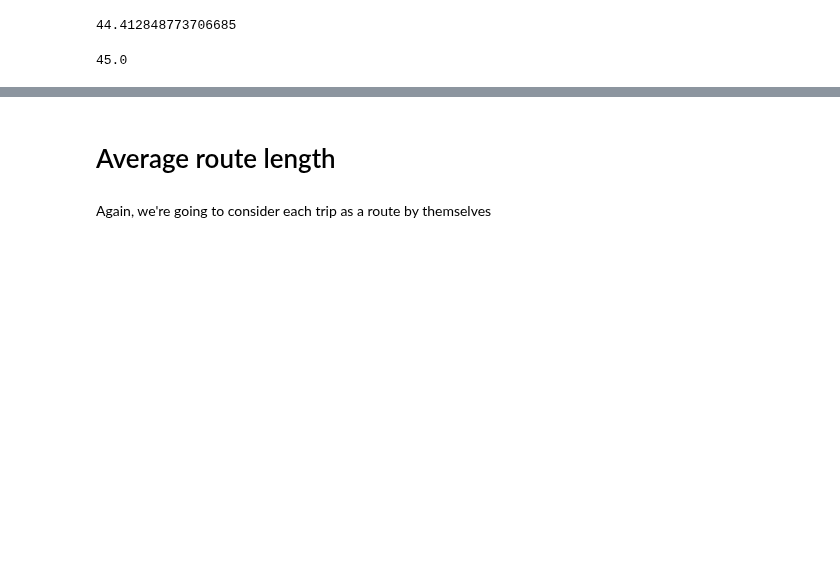
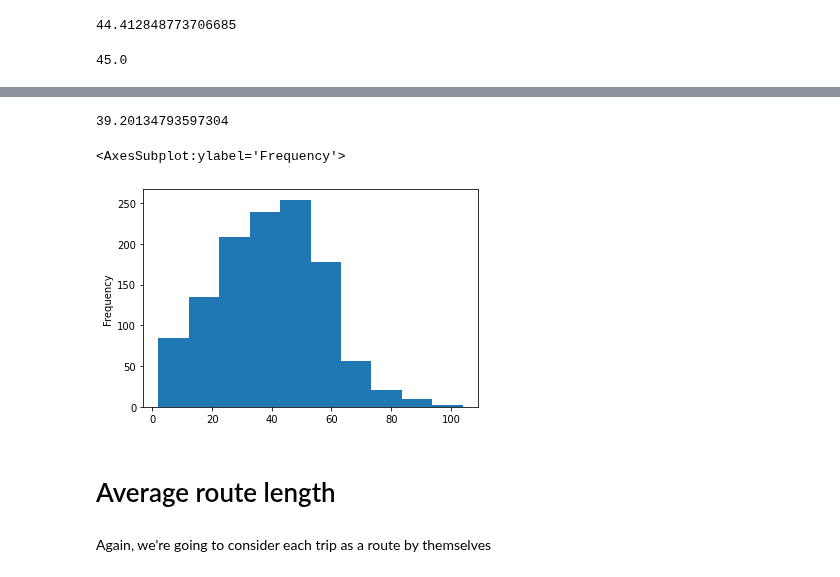
Before and after one commit to akazukin5151/comparative-accessibility, a Jupyter notebook: delhi.ipynb, the cells around one changed output, grey strips where cells are left out. Saved outputs shown, nothing was run; the diff lists cells and outputs as text; code cells hidden in the pictures; blank space fills up the shorter version.

```diff
--- a/delhi.ipynb
+++ b/delhi.ipynb
@@ -110,0 +115,3 @@ num_stops_in_every_trip.median()
+# %%
+route_to_trip_id = trips[['route_id', 'trip_id']].drop_duplicates()
+route_to_trip_id
@@ -110,0 +132,10 @@ num_stops_in_every_trip.median()
+# %%
+def f(x):
+    '''
+    input: dataframe with columns trip_id and stop_id. the trip_id has only one unique value
+    output: list of all stop ids that this trip stops at
+    '''
+    return x.stop_id.to_list()
+
+trip_stops = trip_to_stop_id.groupby('trip_id').apply(f)
+trip_stops
@@ -110,0 +156,7 @@ num_stops_in_every_trip.median()
+# %%
+def g(x):
+    '''Same as `f` above but collects trip ids instead of stop ids'''
+    return x.trip_id.to_list()
+
+route_trips = route_to_trip_id.groupby('route_id').apply(g)
+route_trips
@@ -110,0 +177,7 @@ num_stops_in_every_trip.median()
+# %%
+def h(x):
+    # mean len of every trip in this route
+    return np.mean([len(trip_stops[trip_id]) for trip_id in x])
+
+num_stops_for_every_route = route_trips.apply(h)
+num_stops_for_every_route
@@ -110,0 +198,10 @@ num_stops_in_every_trip.median()
+# %%
+# Average number of stops
+num_stops_for_every_route.mean()
+# %% [output]
+39.20134793597304
+# %%
+num_stops_for_every_route.plot.hist()
+# %% [output]
+<AxesSubplot:ylabel='Frequency'>
+[figure, added]
```
Also changed, not shown: parts of 13 cells of this notebook, 10 other files.
